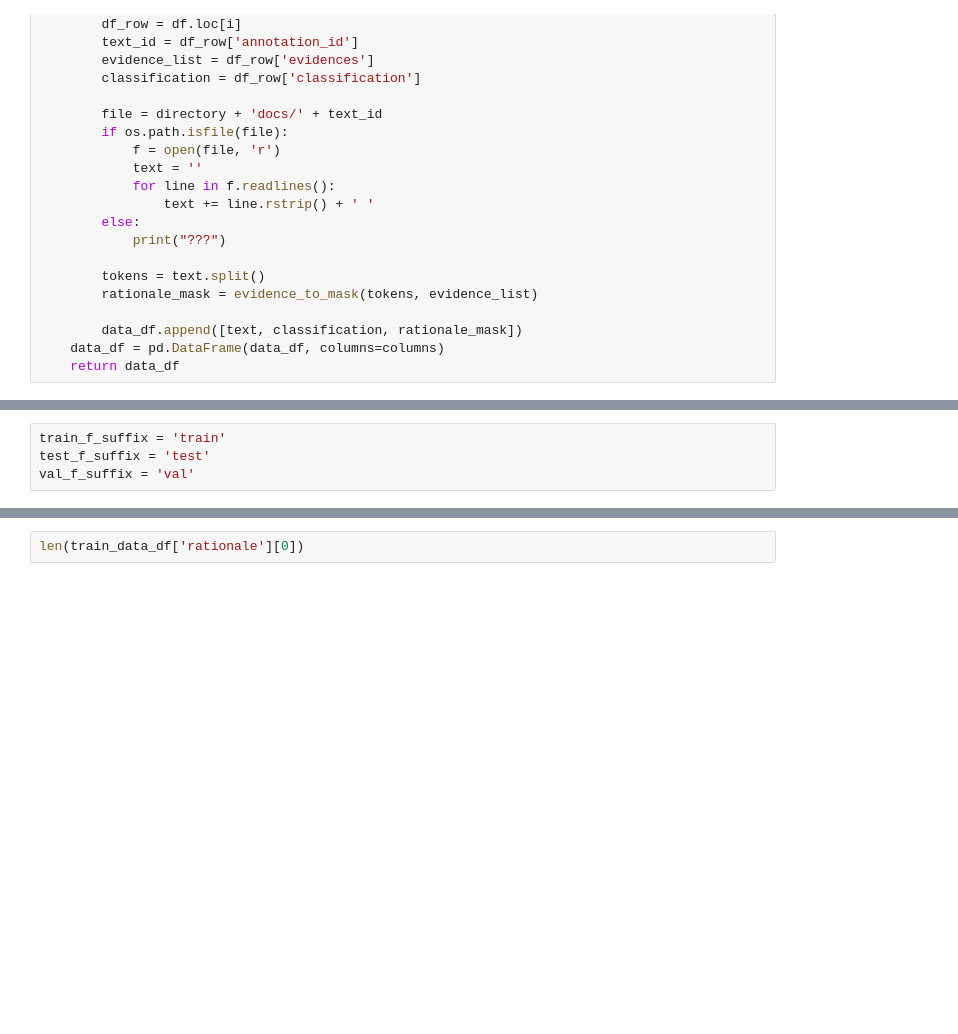
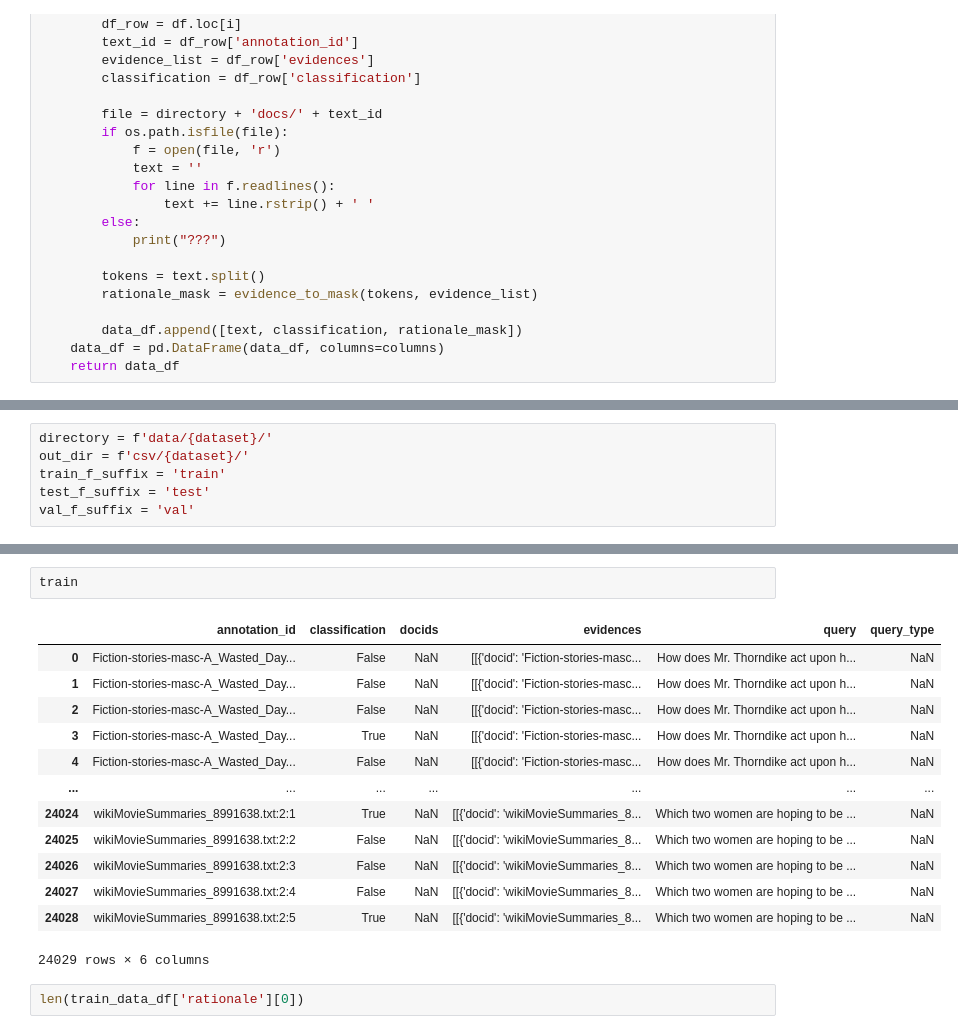
Before and after one commit to shaggyday/evaluating-human-rationales, a Jupyter notebook: data_processing.ipynb, the cells around one changed output, grey strips where cells are left out. Cells and saved outputs as stored; diff of their text form; blank space fills up the shorter version.

```diff
--- a/data_processing.ipynb
+++ b/data_processing.ipynb
@@ -115,4 +114,6 @@ out_dir = 'csv/movies/'
 # %%
+directory = f'data/{dataset}/'
+out_dir = f'csv/{dataset}/'
 train_f_suffix = 'train'
 test_f_suffix = 'test'
 val_f_suffix = 'val'
@@ -174,3 +191,19 @@ len(train_data_df['text'][0].split())
+# %%
+train
+# %% [output]
+|  | annotation_id | classification | docids | evidences | query | query_type |
+| 0 | Fiction-stories-masc-A_Wasted_Day... | False | NaN | [[{'docid': 'Fiction-stories-masc... | How does Mr. Thorndike act upon h... | NaN |
+| 1 | Fiction-stories-masc-A_Wasted_Day... | False | NaN | [[{'docid': 'Fiction-stories-masc... | How does Mr. Thorndike act upon h... | NaN |
+| 2 | Fiction-stories-masc-A_Wasted_Day... | False | NaN | [[{'docid': 'Fiction-stories-masc... | How does Mr. Thorndike act upon h... | NaN |
+| 3 | Fiction-stories-masc-A_Wasted_Day... | True | NaN | [[{'docid': 'Fiction-stories-masc... | How does Mr. Thorndike act upon h... | NaN |
+| 4 | Fiction-stories-masc-A_Wasted_Day... | False | NaN | [[{'docid': 'Fiction-stories-masc... | How does Mr. Thorndike act upon h... | NaN |
+| ... | ... | ... | ... | ... | ... | ... |
+| 24024 | wikiMovieSummaries_8991638.txt:2:1 | True | NaN | [[{'docid': 'wikiMovieSummaries_8... | Which two women are hoping to be ... | NaN |
+| 24025 | wikiMovieSummaries_8991638.txt:2:2 | False | NaN | [[{'docid': 'wikiMovieSummaries_8... | Which two women are hoping to be ... | NaN |
+| 24026 | wikiMovieSummaries_8991638.txt:2:3 | False | NaN | [[{'docid': 'wikiMovieSummaries_8... | Which two women are hoping to be ... | NaN |
+| 24027 | wikiMovieSummaries_8991638.txt:2:4 | False | NaN | [[{'docid': 'wikiMovieSummaries_8... | Which two women are hoping to be ... | NaN |
+| 24028 | wikiMovieSummaries_8991638.txt:2:5 | True | NaN | [[{'docid': 'wikiMovieSummaries_8... | Which two women are hoping to be ... | NaN |
+24029 rows × 6 columns
 # %%
 len(train_data_df['rationale'][0])
 # %% [output]
```
Also changed, not shown: parts of 8 cells of this notebook, 2 other files.
